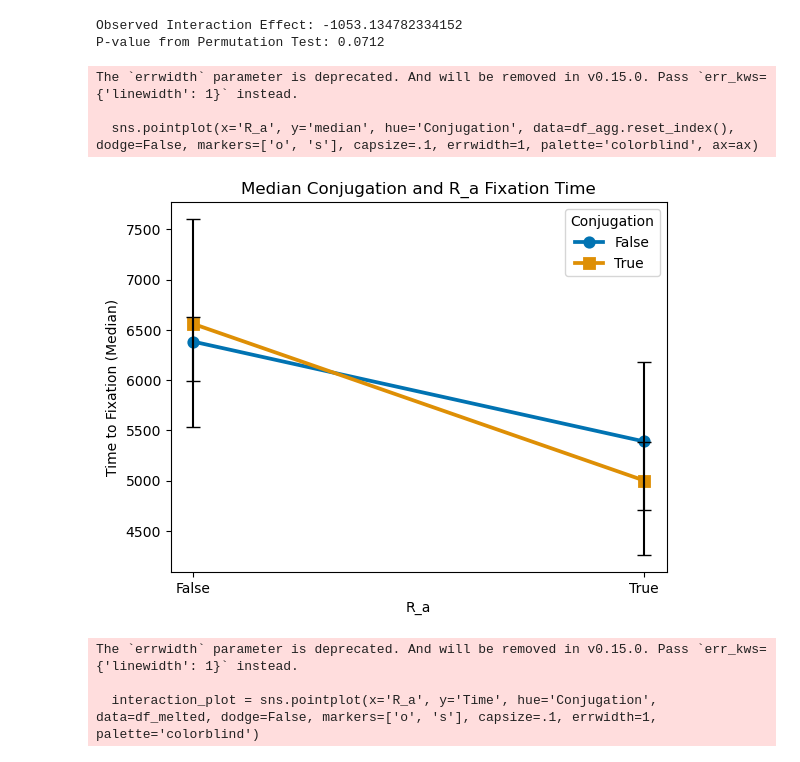
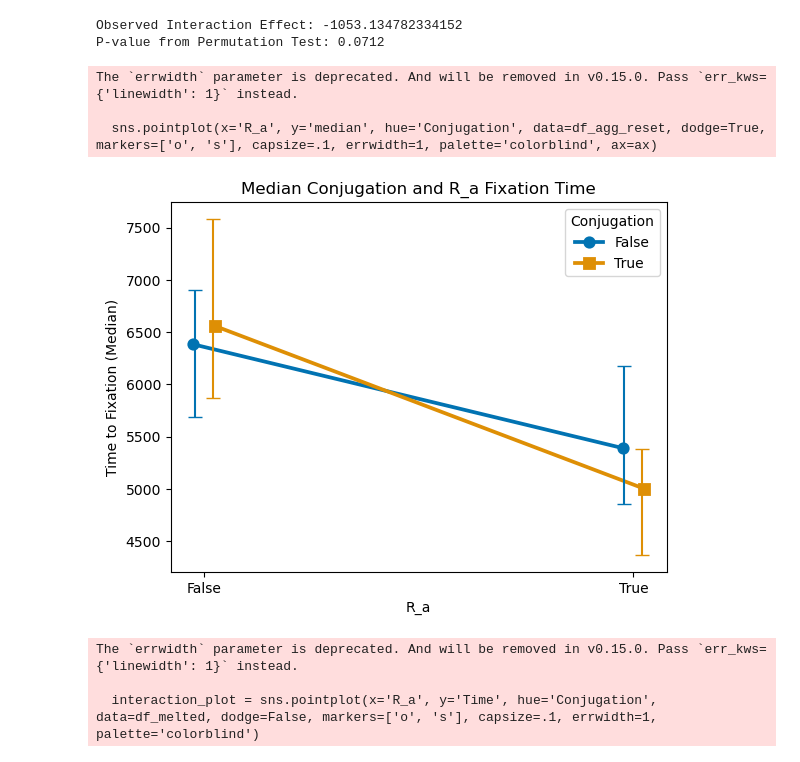
Before and after one commit to Frood-for-Thought/Bac_Evol_SSA, a Jupyter notebook: Experiment 1 - Testing Fixation Time/Relative_Analysis.ipynb, the cells around one changed output. Cells and saved outputs as stored; diff of their text form; code cells hidden in the pictures.

```diff
--- a/Experiment 1 - Testing Fixation Time/Relative_Analysis.ipynb
+++ b/Experiment 1 - Testing Fixation Time/Relative_Analysis.ipynb
@@ -210,31 +210,46 @@ Observed Interaction Effect: -1053.134782334152
 P-value from Permutation Test: 0.0712
 # %%
 # Custom function to compute median and bootstrapped confidence intervals
-def median_with_confidence(data):
+def bootstrapped_median_with_confidence(data):
     median = np.median(data)
     # Bootstrapped confidence intervals
+    # creates 1000 bootstrap samples from the input data, each of the same length as the original data.
     bootstrapped_samples = np.random.choice(data, (1000, len(data)), replace=True)
+    # median of each bootstrap sample.
     bootstrapped_medians = np.median(bootstrapped_samples, axis=1)
+    # calculates the 2.5th percentile of the bootstrap medians, representing the lower bound of the 95% confidence interval.
     ci_lower = np.percentile(bootstrapped_medians, 2.5)
+    # calculates the 97.5th percentile of the bootstrap medians, representing the upper bound of the 95% confidence interval.
     ci_upper = np.percentile(bootstrapped_medians, 97.5)
     return pd.Series([median, ci_lower, ci_upper], index=['median', 'ci_lower', 'ci_upper'])
 
 # Apply custom aggregation function
 df_agg = df_melted.groupby(['Conjugation', 'R_a'])['Time'].apply(median_with_confidence).unstack()
 
+# Prepare data for plotting
+df_agg_reset = df_agg.reset_index()
+
 # Plot the interaction plot
 fig, ax = plt.subplots()
-sns.pointplot(x='R_a', y='median', hue='Conjugation', data=df_agg.reset_index(), dodge=False, markers=['o', 's'], capsize=.1, errwidth=1, palette='colorblind', ax=ax)
-ax.errorbar(x=np.arange(len(df_agg)) % 2, y=df_agg['median'], yerr=[df_agg['median'] - df_agg['ci_lower'], df_agg['ci_upper'] - df_agg['median']], fmt='none', c='k', capsize=5)
+sns.pointplot(x='R_a', y='median', hue='Conjugation', data=df_agg_reset, dodge=True, markers=['o', 's'], capsize=.1, errwidth=1, palette='colorblind', ax=ax)
+# Error Bars
+# Add error bars manually
+palette = sns.color_palette('colorblind')
+for i, hue in enumerate(df_agg_reset['Conjugation'].unique()):
+    # hue is True, False
+    hue_data = df_agg_reset[df_agg_reset['Conjugation'] == hue]
+    ax.errorbar(x=np.arange(len(hue_data)) - 0.022 + 0.042*i, y=hue_data['median'], # (x, y) coordinate for error bars
+                yerr=[hue_data['median'] - hue_data['ci_lower'], hue_data['ci_upper'] - hue_data['median']], # Error bar length
+                fmt='none', c=palette[i], capsize=5, label=f'{hue}') # palette[i] chooses colour 0 then colour 1 for each error bar.
 
 ax.set_title('Median Conjugation and R_a Fixation Time')
 ax.set_ylabel('Time to Fixation (Median)')
 plt.show()
 # %% [output]
 The `errwidth` parameter is deprecated. And will be removed in v0.15.0. Pass `err_kws={'linewidth': 1}` instead.
 
-  sns.pointplot(x='R_a', y='median', hue='Conjugation', data=df_agg.reset_index(), dodge=False, markers=['o', 's'], capsize=.1, errwidth=1, palette='colorblind', ax=ax)
+  sns.pointplot(x='R_a', y='median', hue='Conjugation', data=df_agg_reset, dodge=True, markers=['o', 's'], capsize=.1, errwidth=1, palette='colorblind', ax=ax)
-[figure, old version]
+[figure, new version]
 # %%
 # Visualization: Interaction plot
 interaction_plot = sns.pointplot(x='R_a', y='Time', hue='Conjugation', data=df_melted, dodge=False, markers=['o', 's'], capsize=.1, errwidth=1, palette='colorblind')
```
